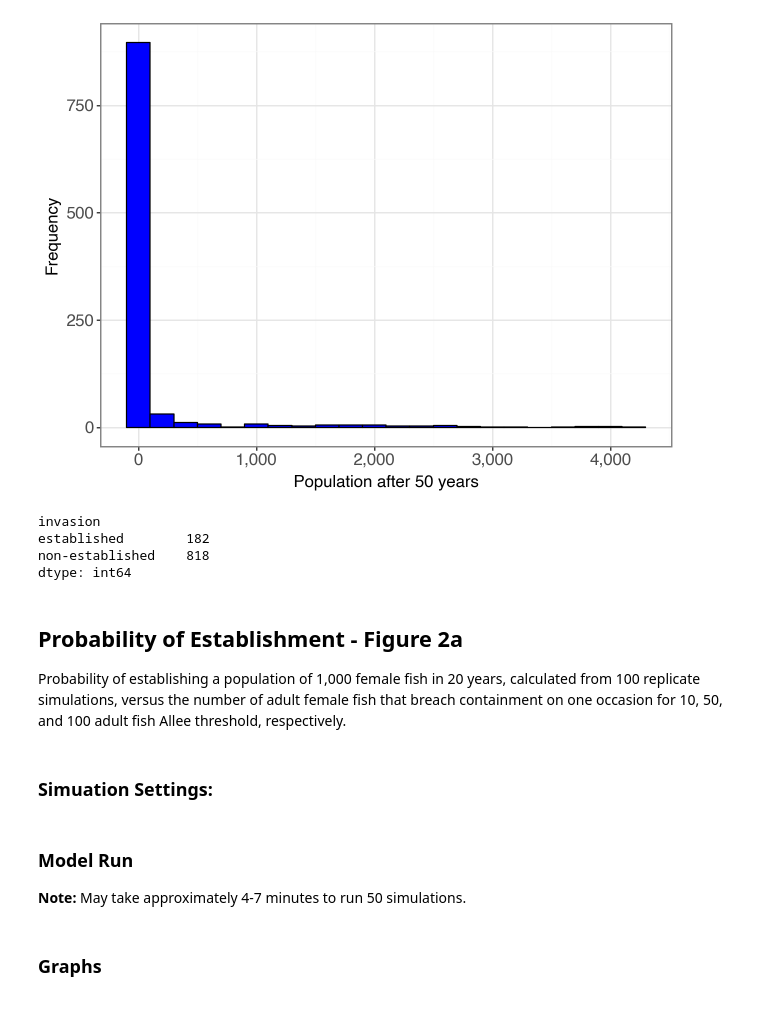
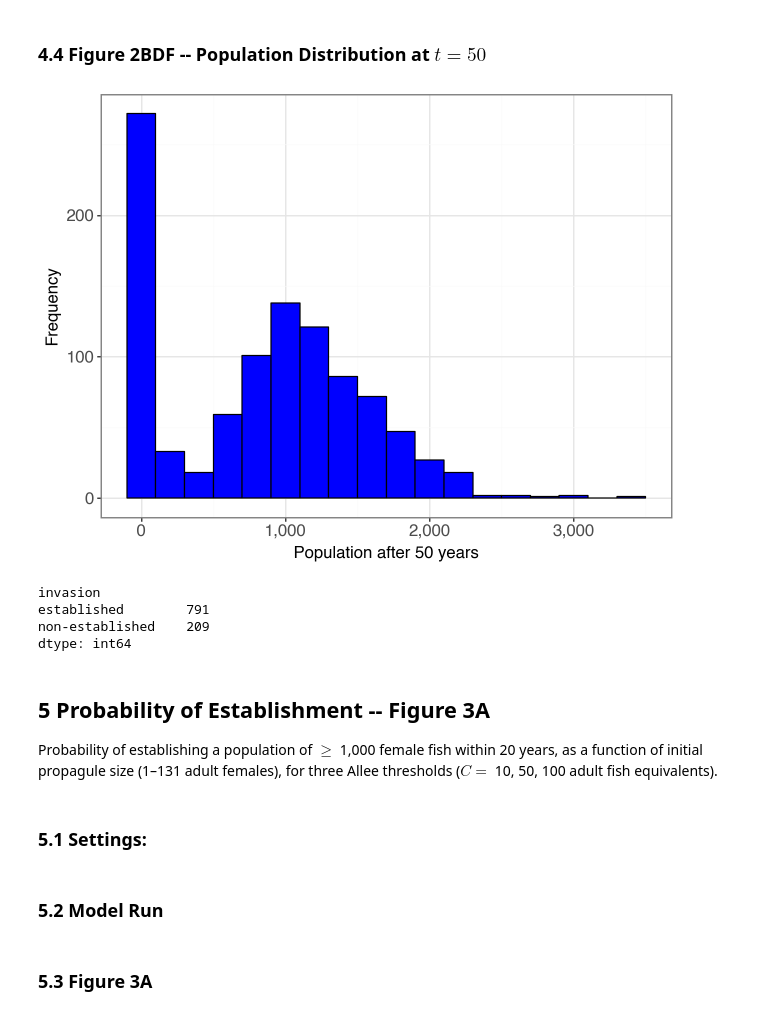
Before and after one commit to jppeirce/BranchingProcessIPM, a Jupyter notebook: Code/IPM_Allee.ipynb, the cells around one changed output. Drawn from its saved outputs; the diff is of its cells as text; code cells hidden in the pictures.

```diff
--- a/Code/IPM_Allee.ipynb
+++ b/Code/IPM_Allee.ipynb
@@ -71,4 +80,9 @@ With biomass:
 # %%
-print("Biomass of 1 m fish:", round(svcp_lw.predict_weight(1.0),2),"kg")
-print("Biomass of 0.3177 m fish:", round(svcp_lw.predict_weight(0.3177),2),"kg")
+ave_length_adult = 0.867 # Garvey 2007
+ave_length_subadult = 0.300 # Miranda 2025
+
+ave_weight_adult = svcp_lw.predict_weight(ave_length_adult)
+print(f"Weight of {ave_length_adult} m adult fish: {round(ave_weight_adult, 2)} kg")
+ave_weight_subadult = svcp_lw.predict_weight(ave_length_subadult)
+print(f"Weight of {ave_length_subadult} m subadult fish: {round(ave_weight_subadult, 2)} kg")
 # %% [output]
@@ -173,0 +191,14 @@ approximating the frequency distribution of the stochastic model at t = 50, with
+# %%
+n_iter = 1000
+# Allee Threshold
+C = C_mid
+# Figure 2AB:
+init_pop = { "initial population": np.array([n0_fish_adult]),
+                "length (m)": np.array([ave_length_adult])}
+# Uncomment for different initial population scenarios:
+# Figure 2CD:
+# init_pop = { "initial population": np.array([n0_fish_subadult]),
+#                "length (m)": np.array([ave_length_subadult])}
+# Figure 2EF:
+# init_pop = { "initial population": np.array([n0_fish_adult]),
+#                "length (m)": np.array([ave_length_subadult])}
@@ -174,7 +207,4 @@ approximating the frequency distribution of the stochastic model at t = 50, with
 # %%
-import importlib
-importlib.reload(ipma)
-
 out = ipma.stoch_wrapper(
     p_survive = p_survive,
     p_mature = svcp_mat,
@@ -187,12 +217,13 @@ out = ipma.stoch_wrapper(
     max_len = max_len,
     n_len = n_len,
     n_time = n_time,
-    n_iter = 1000,
+    n_iter = n_iter,
     length_mesh = length_mesh,
     growth_matrix = von_b_growth.growth(length_now = length_mesh, length_next = length_mesh),
     yoy_mean = 0.319,
     yoy_sd = 0.040,
-    init_pop = { "initial population": np.array([n0_fish_adult]), "length (m)": np.array([subadult_fish_len])})
+    init_pop = init_pop
+    )
 
 out = out.reset_index()
 plot = (
@@ -253,50 +284,38 @@ plot.save("figures/pop_n0isadult_juv.png", dpi=300)
+# %% [markdown]
+### 4.4 Figure 2BDF -- Population Distribution at $t=50$
 # %%
 # Extract the population at time n_time for each iteration
 population_at_end = out[out['Year'] == n_time][['iter', 'Population']]
 
 plot = (
     p9.ggplot(population_at_end, p9.aes(x="Population")) +
     p9.geom_histogram(binwidth=200.0, fill='blue', color = "black") +
     p9.scale_x_continuous(labels=lambda x: [f"{val:,.0f}" for val in x]) +  # Format y-axis with commas for thousands
     p9.theme(figure_size=(6, 4)) +
     p9.theme_bw() +
     p9.theme(axis_text_x=p9.element_text(size=12),  # Increase x-axis tick label size
              axis_text_y=p9.element_text(size=12),
              axis_title_x=p9.element_text(size=12),
              axis_title_y=p9.element_text(size=12)) +  # Increase y-axis tick label s
 
     p9.labs(
       #  title="Histogram of Population Size after 50 years",
         x="Population after 50 years",
         y="Frequency"
     )
 )
 plot.show()
 
-plot_bw = (
-    p9.ggplot(population_at_end, p9.aes(x="Population")) +
-    p9.geom_histogram(binwidth=200.0, color = "black") +
-    p9.labs(
-      #  title="Histogram of Population Size after 50 years",
-        x="Population after 50 years",
-        y="Frequency"
-    ) +
-    p9.theme_bw()
-)
-#plot_bw.show()
-
-#out_condlist = [population_at_end["Population"] >= 1000,
-#                  population_at_end["Population"] < 1000]
 out_condlist = [population_at_end["Population"] > 10,
                   population_at_end["Population"] <= 10 ]
 choicelist = ["established", "non-established"]
 population_at_end["invasion"] = np.select(out_condlist, choicelist, default="")
 print(population_at_end.groupby("invasion").size())
 # %% [output]
-[figure, old version]
+[figure, new version]
 invasion
-established        182
-non-established    818
+established        791
+non-established    209
 dtype: int64
 # %%
 #plot.save("figures/pop50_n0isC_adult.png", dpi=300)
@@ -305,9 +324,7 @@ plot.save("figures/pop50_n0isadult_juv.png", dpi=300)
 # %% [markdown]
-## Probability of Establishment - Figure 2a
-Probability of establishing a population of 1,000 female fish in 20 years, calculated from 100 replicate
-simulations, versus the number of adult female fish that breach containment on one occasion for 10, 50, and 100 adult
-fish Allee threshold, respectively.
+## 5 Probability of Establishment -- Figure 3A
+Probability of establishing a population of $\geq$ 1,000 female fish within 20 years, as a function of initial propagule size (1–131 adult females), for three Allee thresholds ($C =$ 10, 50, 100 adult fish equivalents).
 # %% [markdown]
-### Simuation Settings:
+### 5.1 Settings:
 # %%
 n_time = 20
@@ -318,4 +338,3 @@ C_high = 10.47*100
 # %% [markdown]
-### Model Run
-**Note:** May take approximately 4-7 minutes to run 50 simulations.
+### 5.2 Model Run
 # %%
@@ -385,7 +400,7 @@ for C, label, line_style, marker in zip(C_values, C_labels, line_styles, markers
 # Concatenate all results into a single DataFrame
 results_df = pd.concat(results)
 # %% [markdown]
-### Graphs
+### 5.3 Figure 3A
 # %%
 
 # Assuming the unique values are integers or strings without "C="
```
Also changed, not shown: parts of 65 cells of this notebook, 14 other files.
